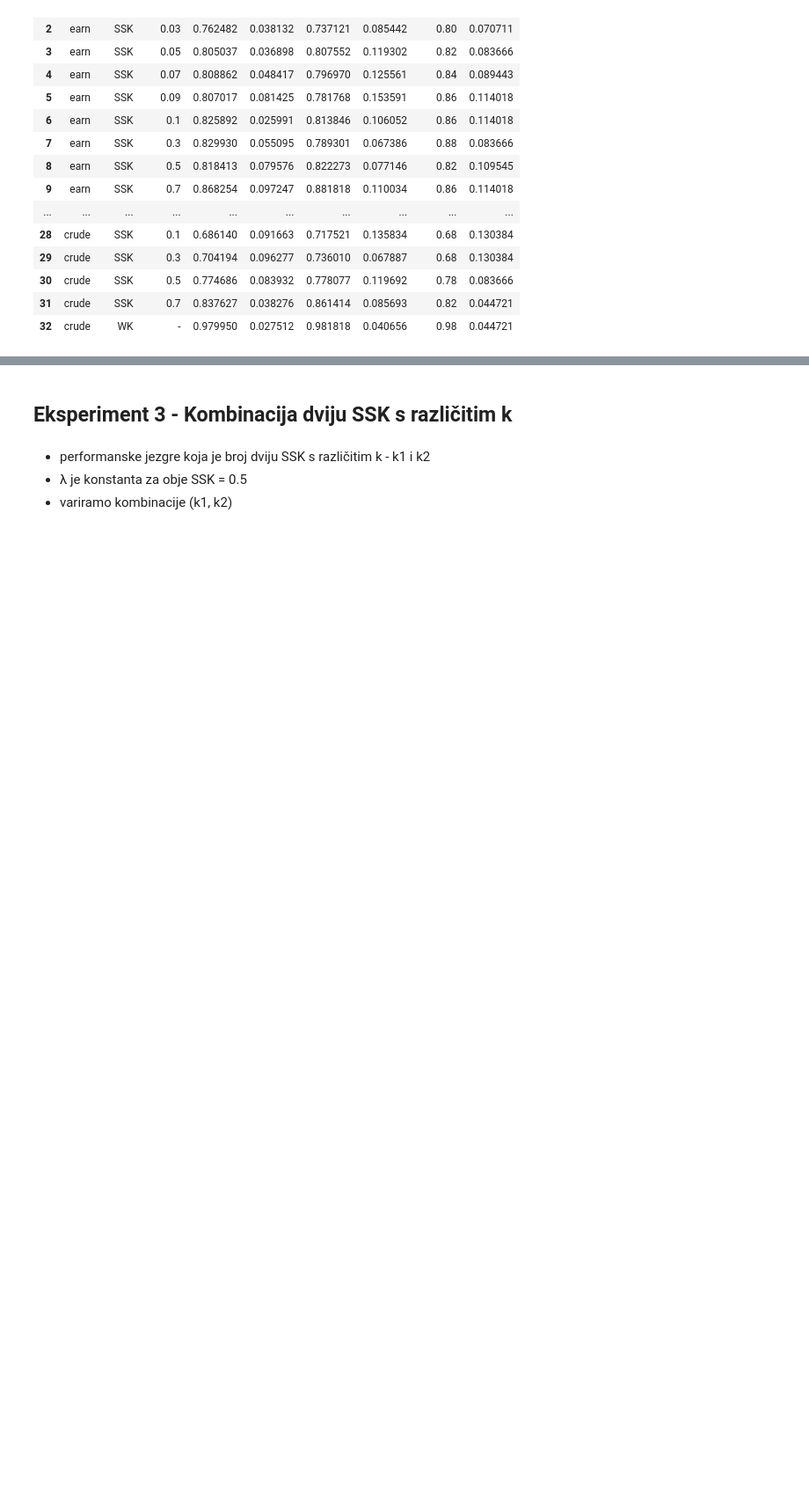
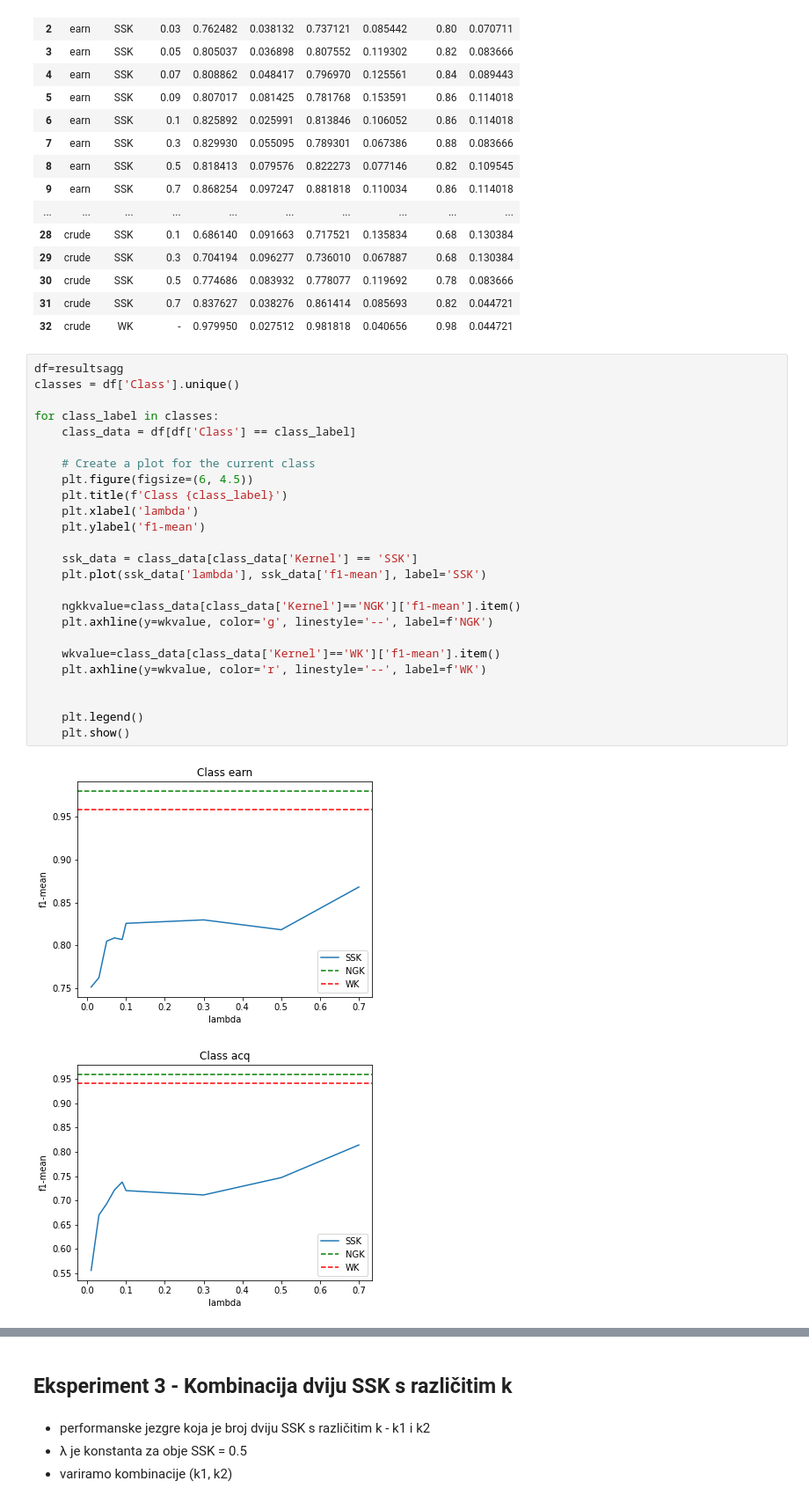
Before and after one commit to radicmagda/string-kernels, a Jupyter notebook: Kontrolna tocka 2 (Replikacija rezultata).ipynb, the cells around one changed output, grey strips where cells are left out. Shown: that part at 88% size. Cells and saved outputs as stored; diff of their text form; blank space fills up the shorter version.

```diff
--- a/Kontrolna tocka 2 (Replikacija rezultata).ipynb
+++ b/Kontrolna tocka 2 (Replikacija rezultata).ipynb
@@ -88,3 +112,31 @@ resultsagg
 | 30 | crude | SSK | 0.5 | 0.774686 | 0.083932 | 0.778077 | 0.119692 | 0.78 | 0.083666 |
 | 31 | crude | SSK | 0.7 | 0.837627 | 0.038276 | 0.861414 | 0.085693 | 0.82 | 0.044721 |
 | 32 | crude | WK | - | 0.979950 | 0.027512 | 0.981818 | 0.040656 | 0.98 | 0.044721 |
+# %%
+df=resultsagg
+classes = df['Class'].unique()
+
+for class_label in classes:
+    class_data = df[df['Class'] == class_label]
+
+    # Create a plot for the current class
+    plt.figure(figsize=(6, 4.5))
+    plt.title(f'Class {class_label}')
+    plt.xlabel('lambda')
+    plt.ylabel('f1-mean')
+
+    ssk_data = class_data[class_data['Kernel'] == 'SSK']
+    plt.plot(ssk_data['lambda'], ssk_data['f1-mean'], label='SSK')
+
+    ngkkvalue=class_data[class_data['Kernel']=='NGK']['f1-mean'].item()
+    plt.axhline(y=wkvalue, color='g', linestyle='--', label=f'NGK')
+
+    wkvalue=class_data[class_data['Kernel']=='WK']['f1-mean'].item()
+    plt.axhline(y=wkvalue, color='r', linestyle='--', label=f'WK')
+
+
+    plt.legend()
+    plt.show()
+# %% [output]
+[figure, added]
+[figure, added]
```
Also changed, not shown: parts of 3 cells of this notebook.
